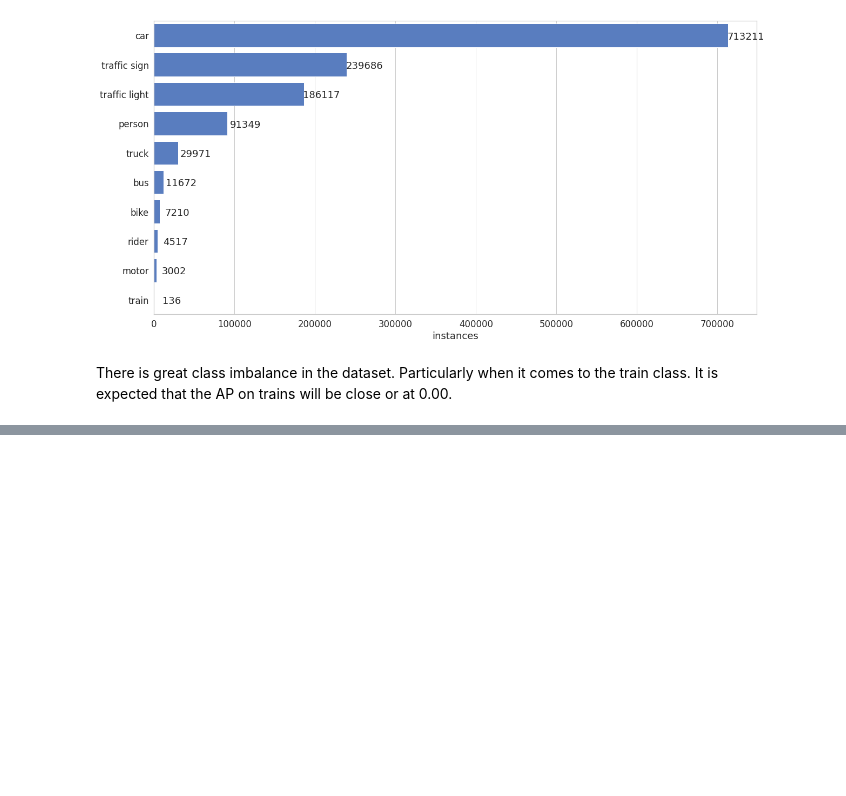
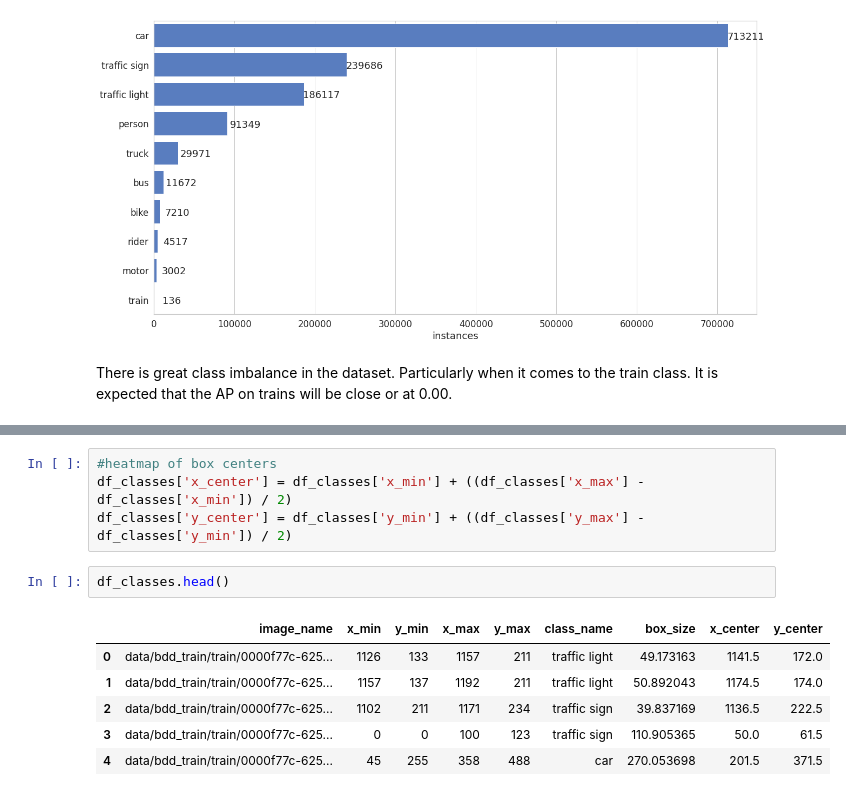
Before and after one commit to jacob-ieyoub/Berkeley-Deep-Drive-Object-Detection, a Jupyter notebook: BDD_EDA.ipynb, the cells around one changed output, grey strips where cells are left out. Saved outputs shown, nothing was run; the diff lists cells and outputs as text; blank space fills up the shorter version.

```diff
--- a/BDD_EDA.ipynb
+++ b/BDD_EDA.ipynb
@@ -247,0 +286,13 @@ There is great class imbalance in the dataset. Particularly when it comes to the
+# %%
+#heatmap of box centers
+df_classes['x_center'] = df_classes['x_min'] + ((df_classes['x_max'] - df_classes['x_min']) / 2)
+df_classes['y_center'] = df_classes['y_min'] + ((df_classes['y_max'] - df_classes['y_min']) / 2)
+# %%
+df_classes.head()
+# %% [output]
+|  | image_name | x_min | y_min | x_max | y_max | class_name | box_size | x_center | y_center |
+| 0 | data/bdd_train/train/0000f77c-625... | 1126 | 133 | 1157 | 211 | traffic light | 49.173163 | 1141.5 | 172.0 |
+| 1 | data/bdd_train/train/0000f77c-625... | 1157 | 137 | 1192 | 211 | traffic light | 50.892043 | 1174.5 | 174.0 |
+| 2 | data/bdd_train/train/0000f77c-625... | 1102 | 211 | 1171 | 234 | traffic sign | 39.837169 | 1136.5 | 222.5 |
+| 3 | data/bdd_train/train/0000f77c-625... | 0 | 0 | 100 | 123 | traffic sign | 110.905365 | 50.0 | 61.5 |
+| 4 | data/bdd_train/train/0000f77c-625... | 45 | 255 | 358 | 488 | car | 270.053698 | 201.5 | 371.5 |
```
Also changed, not shown: parts of 7 cells of this notebook.
